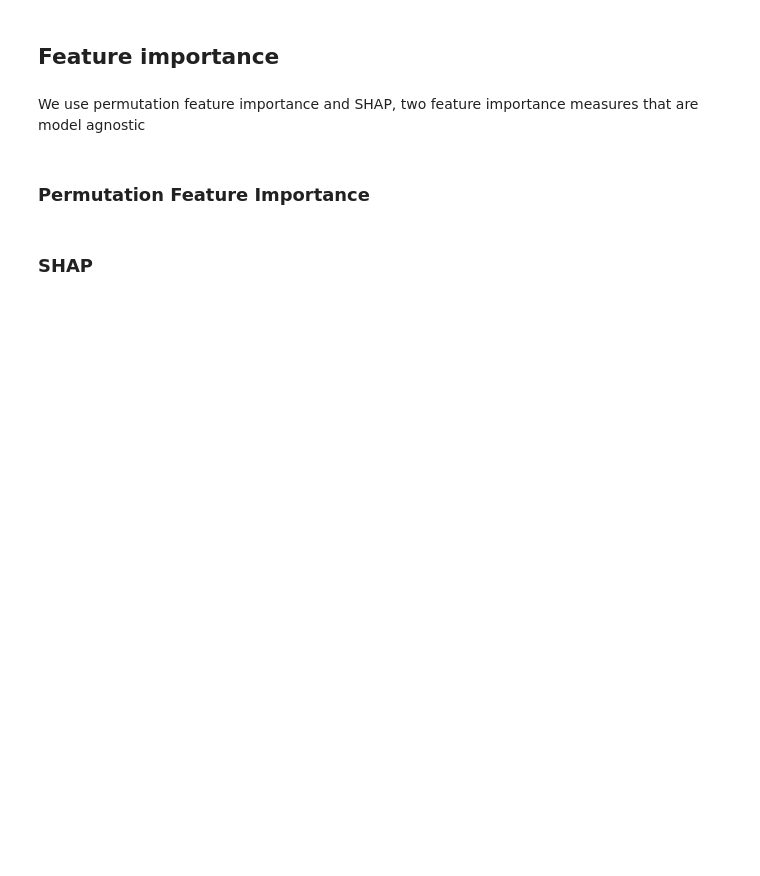
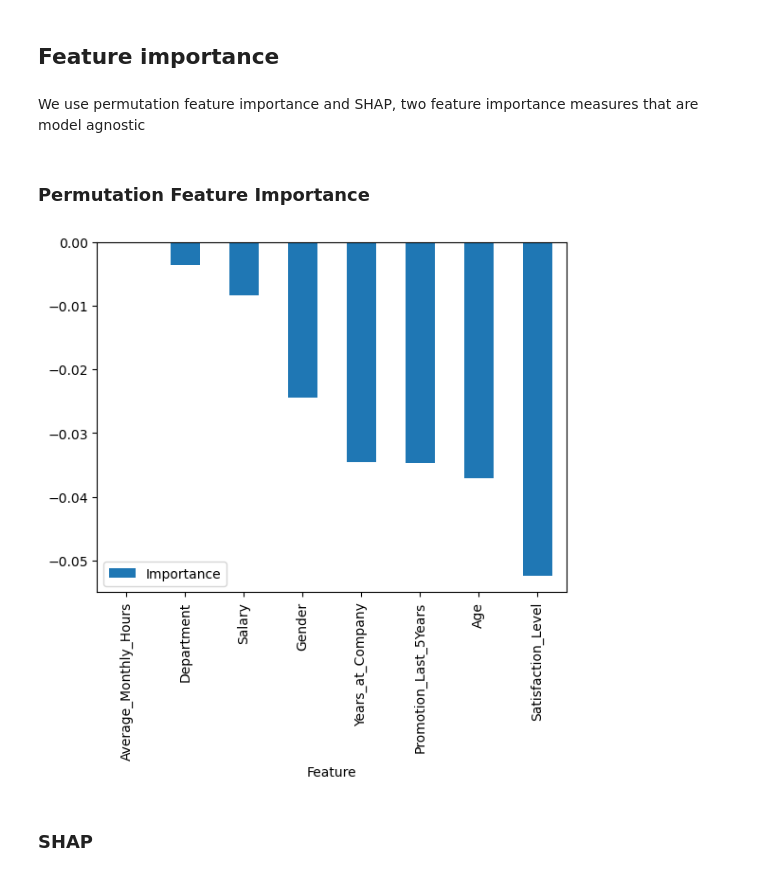
Before and after one commit to elissamim/attrition, a Jupyter notebook: notebooks/attrition_classification.ipynb, the cells around one changed output. Cells and saved outputs as stored; diff of their text form; code cells hidden in the pictures; blank space fills up the shorter version.

```diff
--- a/notebooks/attrition_classification.ipynb
+++ b/notebooks/attrition_classification.ipynb
@@ -448,20 +706,21 @@ We use permutation feature importance and SHAP, two feature importance measures
 # %%
 # Compute permutation importance
 perm_importance = permutation_importance(best_svm_model,
                                          X_test,
                                          y_test,
                                          scoring="recall",
-                                         n_repeats=10,
-                                         random_state=42)
+                                         n_repeats=100)
 
 # Create DataFrame
 perm_importance_df = pd.DataFrame({
     "Feature": X_test.columns,
     "Importance": perm_importance.importances_mean
 }).sort_values(by="Importance", ascending=False)
 
 perm_importance_df.set_index("Feature").plot(kind="bar")
 _ = plt.axhline(0, color='black', linewidth=.5)
+# %% [output]
+[figure, added]
 # %% [markdown]
 ### SHAP
 # %%
```
Also changed, not shown: parts of 42 cells of this notebook.
